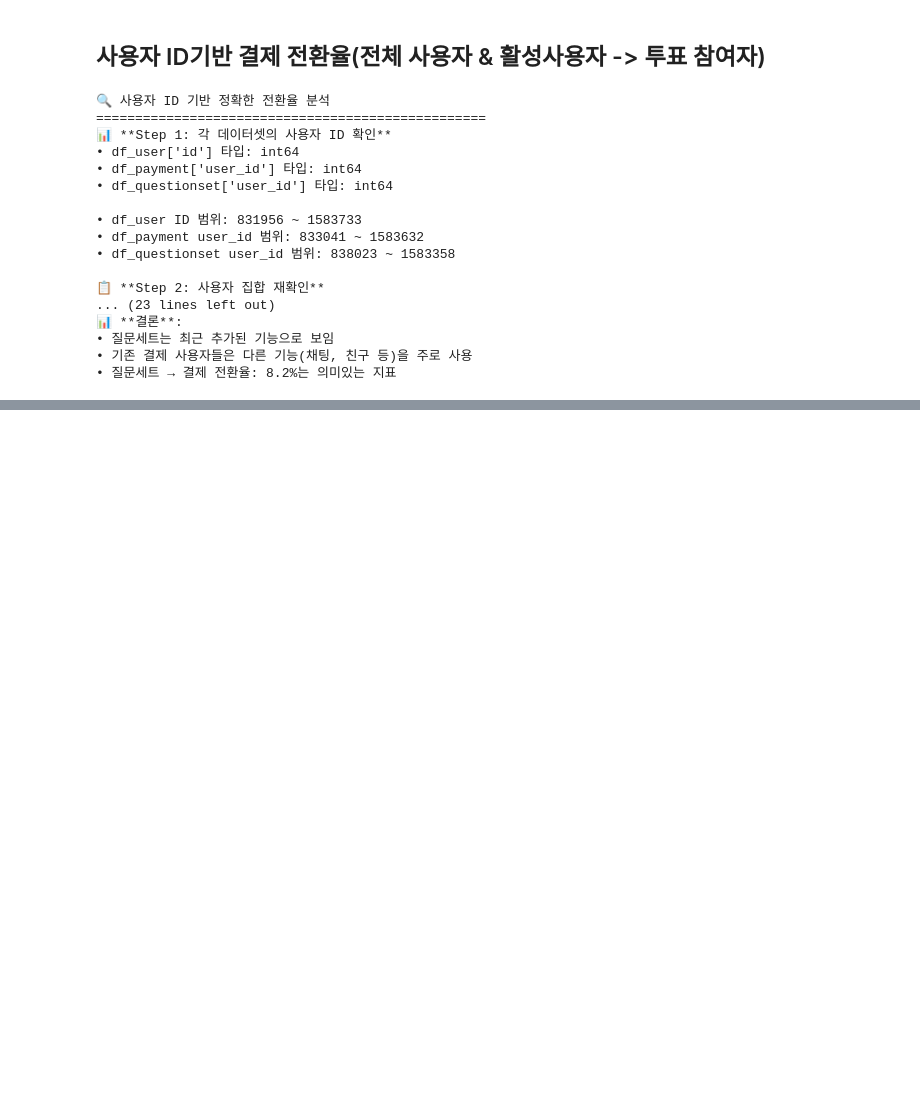
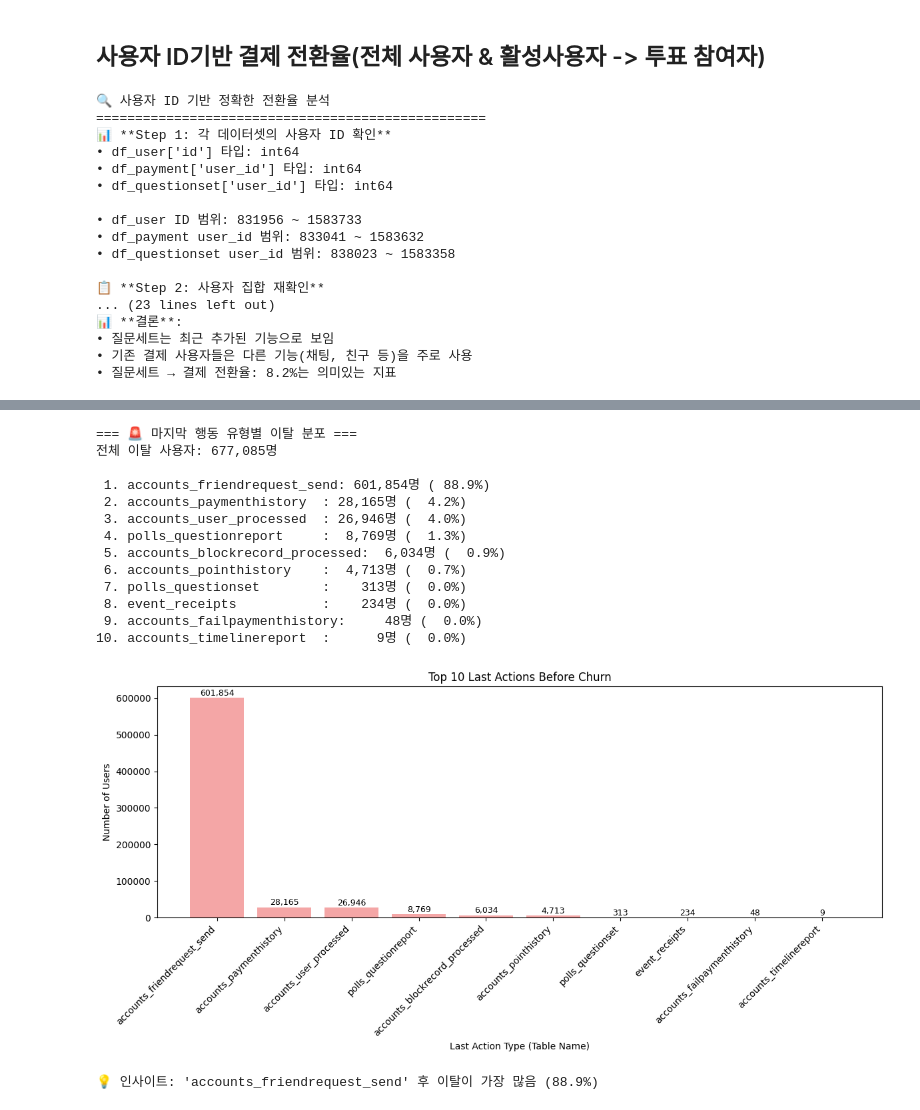
Before and after one commit to goodnews724/sprint_final_project, a Jupyter notebook: notebooks/hojae.ipynb, the cells around one changed output, grey strips where cells are left out. Drawn from its saved outputs; the diff is of its cells as text; code cells hidden in the pictures; blank space fills up the shorter version.

```diff
--- a/notebooks/hojae.ipynb
+++ b/notebooks/hojae.ipynb
@@ -4156,0 +5515,50 @@ else:
+# %%
+import matplotlib.pyplot as plt
+
+# 1. 마지막 행동 유형 분석 (table_name 사용)
+print("=== 🚨 마지막 행동 유형별 이탈 분포 ===")
+
+# 각 사용자의 마지막 행동 추출
+user_last_action = merged_df.loc[merged_df.groupby('user_id')['created_at'].idxmax()]
+last_action_dist = user_last_action['table_name'].value_counts()
+
+print(f"전체 이탈 사용자: {len(user_last_action):,}명\n")
+
+# 상위 10개 행동 출력
+for i, (action, count) in enumerate(last_action_dist.head(10).items(), 1):
+    pct = count / len(user_last_action) * 100
+    print(f"{i:2d}. {action:25}: {count:6,}명 ({pct:5.1f}%)")
+
+# 시각화
+plt.figure(figsize=(12, 6))
+top_10 = last_action_dist.head(10)
+plt.bar(range(len(top_10)), top_10.values, color='lightcoral', alpha=0.7)
+plt.xlabel('Last Action Type (Table Name)')
+plt.ylabel('Number of Users')
+plt.title('Top 10 Last Actions Before Churn')
+plt.xticks(range(len(top_10)), top_10.index, rotation=45, ha='right')
+
+# 값 표시
+for i, v in enumerate(top_10.values):
+    plt.text(i, v + max(top_10.values)*0.01, f'{v:,}', ha='center', fontsize=9)
+
+plt.tight_layout()
+plt.show()
+
+print(f"\n💡 인사이트: '{top_10.index[0]}' 후 이탈이 가장 많음 ({top_10.iloc[0]/len(user_last_action)*100:.1f}%)")
+# %% [output]
+=== 🚨 마지막 행동 유형별 이탈 분포 ===
+전체 이탈 사용자: 677,085명
+
+ 1. accounts_friendrequest_send: 601,854명 ( 88.9%)
+ 2. accounts_paymenthistory  : 28,165명 (  4.2%)
+ 3. accounts_user_processed  : 26,946명 (  4.0%)
+ 4. polls_questionreport     :  8,769명 (  1.3%)
+ 5. accounts_blockrecord_processed:  6,034명 (  0.9%)
+ 6. accounts_pointhistory    :  4,713명 (  0.7%)
+ 7. polls_questionset        :    313명 (  0.0%)
+ 8. event_receipts           :    234명 (  0.0%)
+ 9. accounts_failpaymenthistory:     48명 (  0.0%)
+10. accounts_timelinereport  :      9명 (  0.0%)
+[figure, added]
+💡 인사이트: 'accounts_friendrequest_send' 후 이탈이 가장 많음 (88.9%)
```
Also changed, not shown: parts of 57 cells of this notebook, 5 other files.
